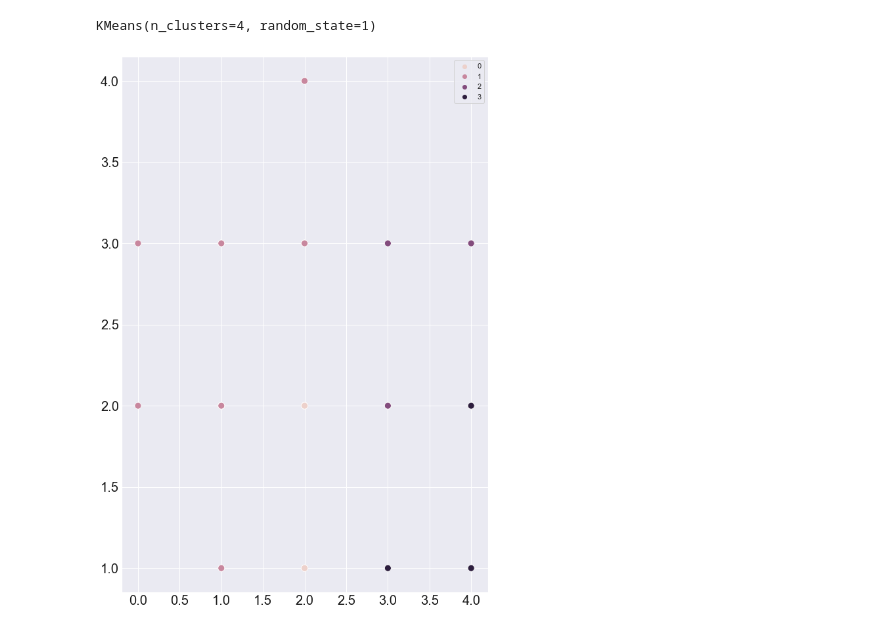
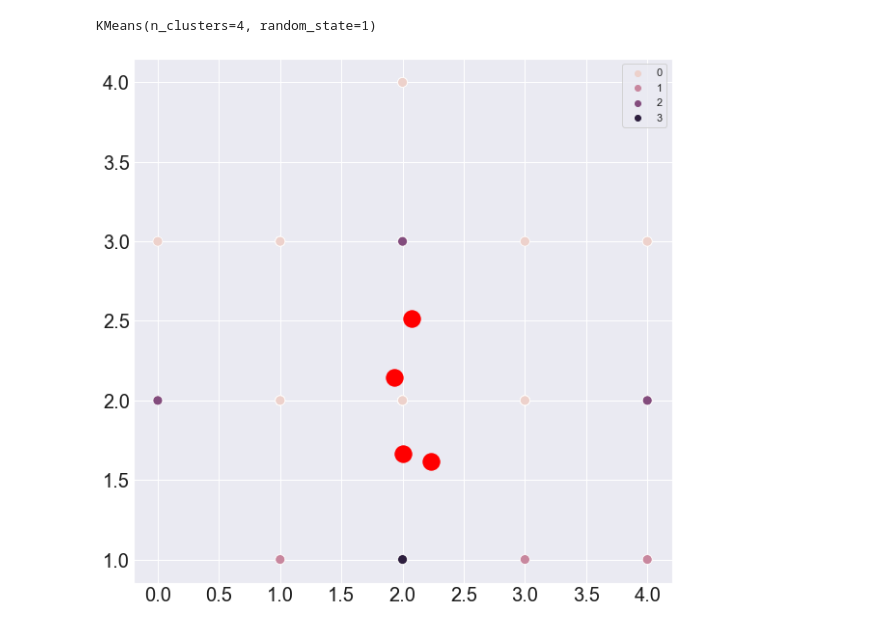
Before and after one commit to keanubowker8/K-Means-Whiskey-Distilleries, a Jupyter notebook: Untitled.ipynb, the cells around one changed output. Saved outputs shown, nothing was run; the diff lists cells and outputs as text; code cells hidden in the pictures.

```diff
--- a/Untitled.ipynb
+++ b/Untitled.ipynb
@@ -118,7 +122,6 @@ ax.imshow(ruh_m, zorder=0, extent = BBox, aspect= 'equal')"""
 # %%
 X = whiskey_df[['Body', 'Sweetness', 'Smoky', 'Medicinal', 'Tobacco',
-                'Honey', 'Spicy', 'Winey', 'Nutty', 'Malty', 'Fruity', 'Floral']].values
-#y = whiskey_df.Species
+                'Honey', 'Spicy', 'Winey', 'Nutty', 'Malty', 'Fruity', 'Floral', 'Latitude', 'Longitude']].values
 # %%
 distortions = []
 K = range(1,10)
@@ -146,12 +153,11 @@ kmodel
 # %% [output]
 KMeans(n_clusters=4, random_state=1)
 # %%
-plt.subplots(1,figsize=(10,15))
+plt.subplots(1,figsize=(10,10))
 sns.scatterplot(x=X[:, 0], y=X[:, 1], hue=kmodel.labels_,s=100)
 #plt.legend(['Iris-versicolor','Iris-setosa','Iris-virginica'])
-#plt.set_xlabel('PetalLengthCm', fontsize=18)
-#plt.set_ylabel('PetalWidthCm', fontsize=18)
+plt.scatter(kmeans.cluster_centers_[:, 0], kmeans.cluster_centers_[:, 1], s=300, c='red')
 plt.tick_params(direction='in', length=10, width=5, colors='k', labelsize=20)
 #plt.set_title('Predicted', fontsize=18)
 # %% [output]
-[figure, old version]
+[figure, new version]
```
Also changed, not shown: parts of 6 cells of this notebook.
